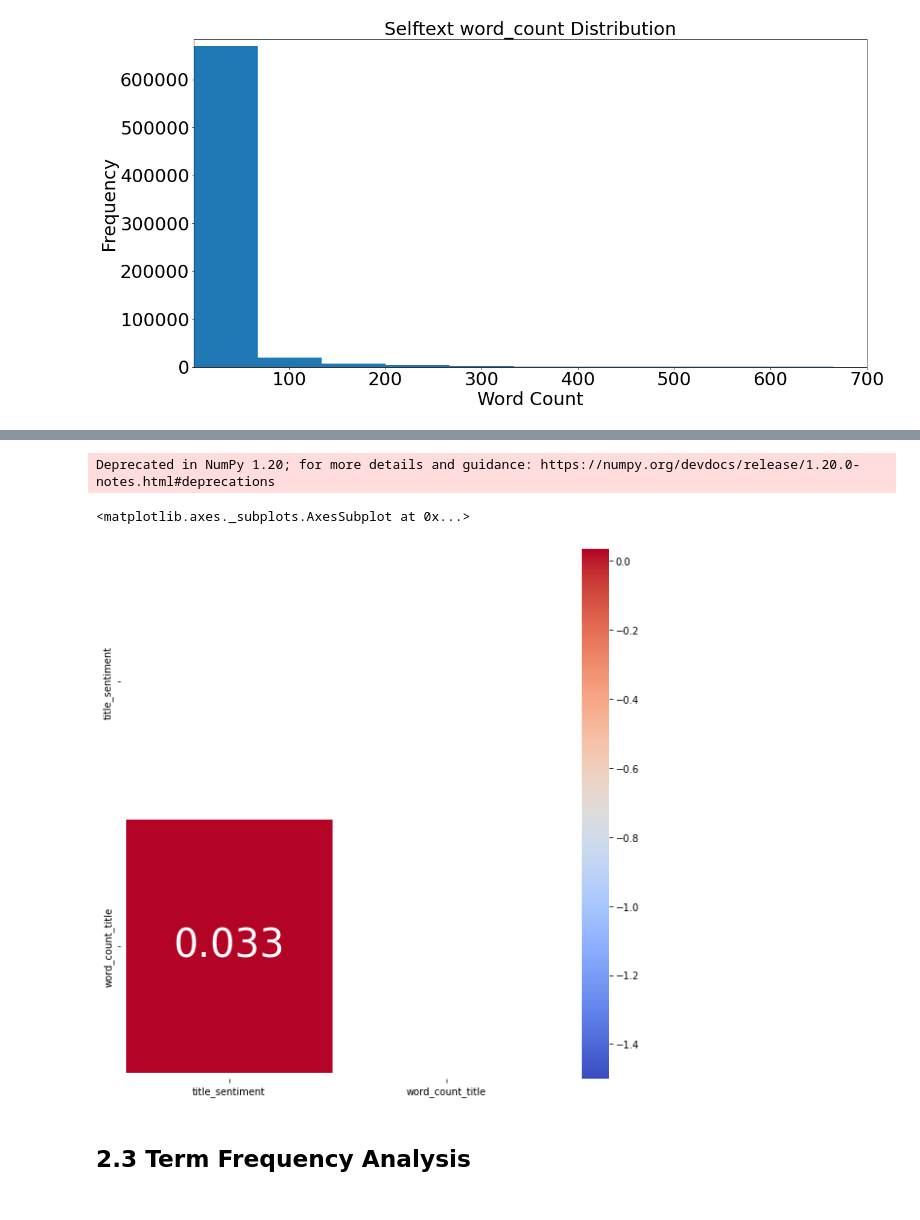
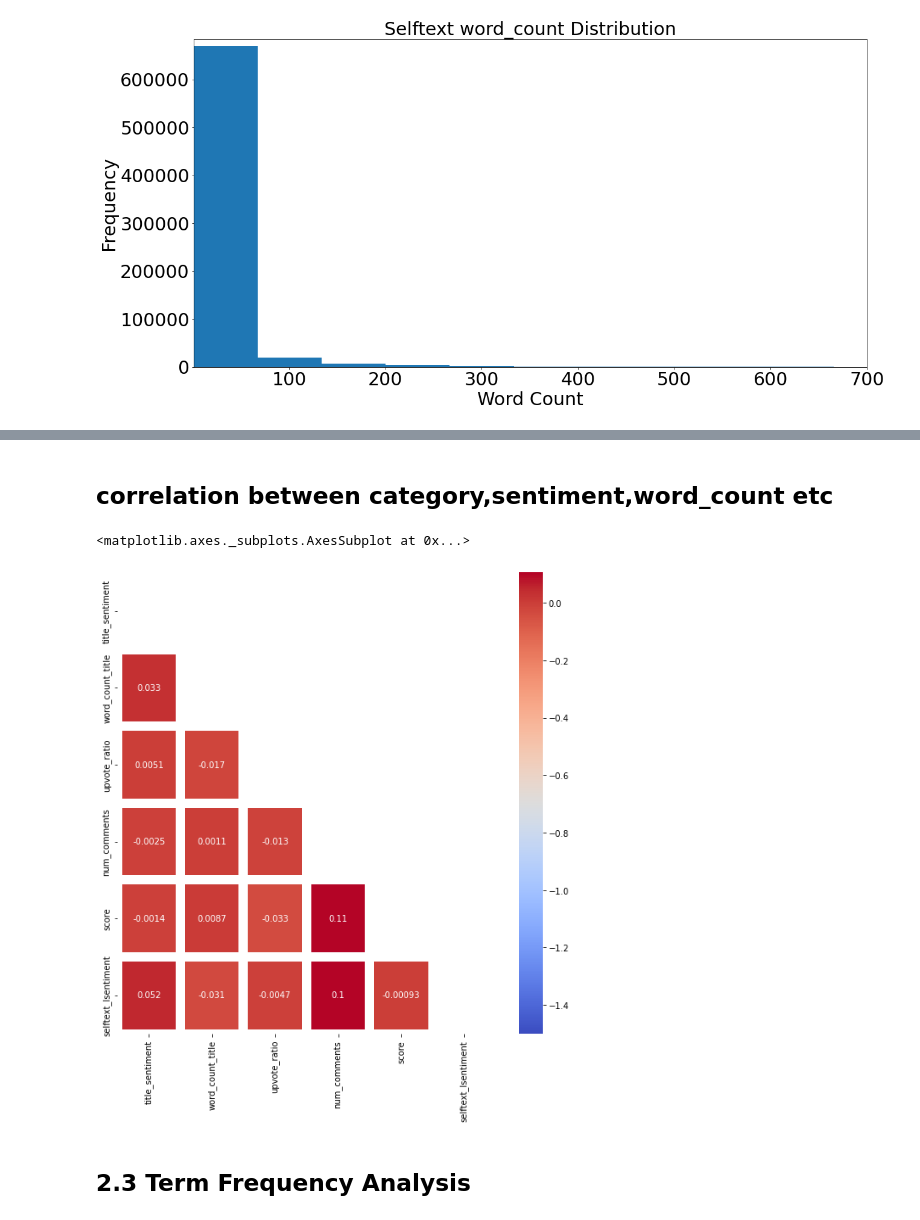
Before and after one commit to pratik98/WSB-Data-Science-Internship, a Jupyter notebook: WSB_NLP_part2.ipynb, the cells around one changed output, grey strips where cells are left out. Saved outputs shown, nothing was run; the diff lists cells and outputs as text; code cells hidden in the pictures.

Commit message:
- added daily features[sentiment, wordcount]

```diff
--- a/WSB_NLP_part2.ipynb
+++ b/WSB_NLP_part2.ipynb
@@ -16,3 +16,5 @@ import seaborn as sns
 import json
 # %%
 df_NLP = pd.read_csv('/content/drive/MyDrive/WSB/wsb_submissions_NLP_clean.csv')
+# %%
+df_features = pd.read_csv('/content/drive/MyDrive/WSB/WSB_submissions_with_sentiment.csv',sep=';')
@@ -19,3 +30,6 @@ df_NLP = pd.read_csv('/content/drive/MyDrive/WSB/wsb_submissions_NLP_clean.csv')
+# %%
+#get link_flair_text,	num_comments,	score,upvote_ratio
+df_NLP = pd.merge(df_NLP,df_features[['id','link_flair_text',	'num_comments',	'score','upvote_ratio']],on='id',how='left')
 # %%
 df_NLP.head()
 # %% [output]
@@ -134,12 +256,14 @@ plt.show()
+# %% [markdown]
+## correlation between category,sentiment,word_count etc
 # %%
-correlation = df_NLP[['title_sentiment','word_count_title']].corr()
+
+correlation = df_NLP[['title_sentiment','word_count_title','upvote_ratio','num_comments','score','selftext_lsentiment']].corr()
 mask = np.zeros_like(correlation, dtype=np.bool)
 mask[np.triu_indices_from(mask)] = True
 plt.figure(figsize=(10,10))
 plt.xticks(fontsize=10)
 plt.yticks(fontsize=10)
-sns.heatmap(correlation, cmap='coolwarm', annot=True, annot_kws={"size": 40}, linewidths=10, vmin=-1.5, mask=mask)
+sns.heatmap(correlation, cmap='coolwarm', annot=True, annot_kws={"size": 10}, linewidths=10, vmin=-1.5, mask=mask)
 # %% [output]
-Deprecated in NumPy 1.20; for more details and guidance: https://numpy.org/devdocs/release/1.20.0-notes.html#deprecations
+<matplotlib.axes._subplots.AxesSubplot at 0x...>
-<matplotlib.axes._subplots.AxesSubplot at 0x...>
-[figure, old version]
+[figure, new version]
```
Also changed, not shown: parts of 28 cells of this notebook.
